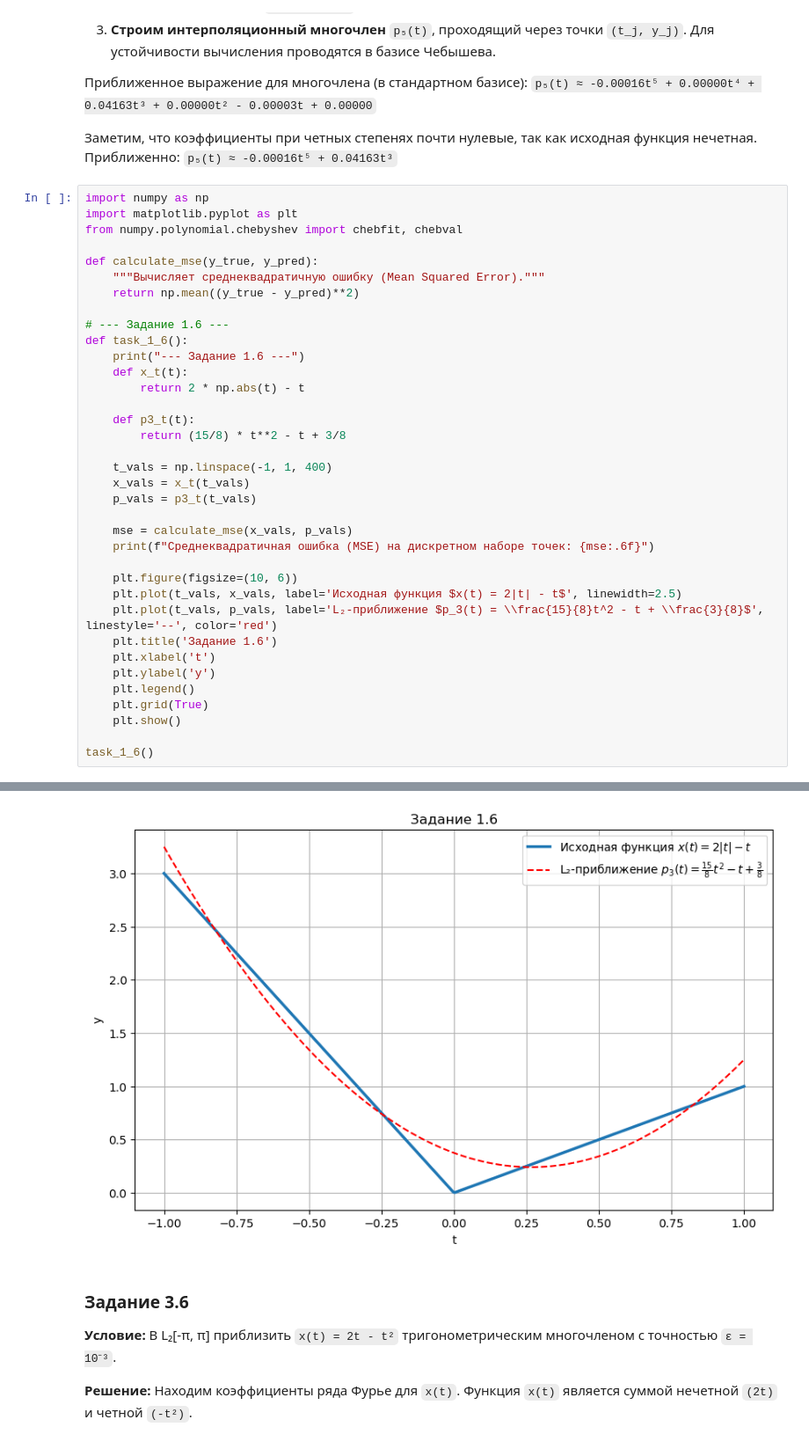
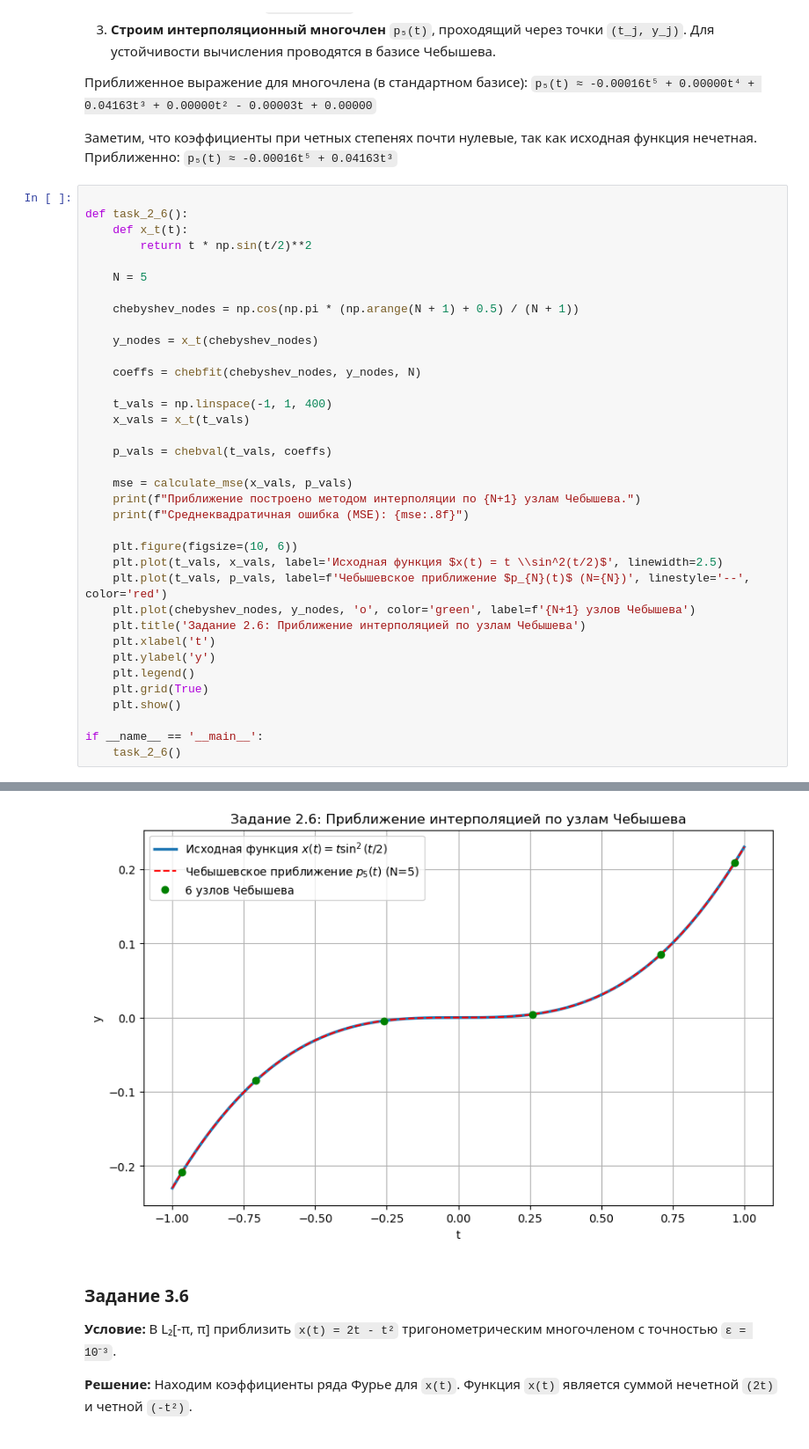
Before and after one commit to BorisKrutko/FAMS-BSU, a Jupyter notebook: functional analysis bsu/LW1.ipynb, the cells around one changed output, grey strips where cells are left out. Shown: that part at 88% size. Drawn from its saved outputs; the diff is of its cells as text.

```diff
--- a/functional analysis bsu/LW1.ipynb
+++ b/functional analysis bsu/LW1.ipynb
@@ -77,39 +74,39 @@ if __name__ == '__main__':
 Заметим, что коэффициенты при четных степенях почти нулевые, так как исходная функция нечетная. Приближенно:
 `p₅(t) ≈ -0.00016t⁵ + 0.04163t³`
 # %%
-import numpy as np
-import matplotlib.pyplot as plt
-from numpy.polynomial.chebyshev import chebfit, chebval
 
-def calculate_mse(y_true, y_pred):
-    """Вычисляет среднеквадратичную ошибку (Mean Squared Error)."""
-    return np.mean((y_true - y_pred)**2)
+def task_2_6():
+    def x_t(t):
+        return t * np.sin(t/2)**2
 
-# --- Задание 1.6 ---
-def task_1_6():
-    print("--- Задание 1.6 ---")
-    def x_t(t):
-        return 2 * np.abs(t) - t
+    N = 5
 
-    def p3_t(t):
-        return (15/8) * t**2 - t + 3/8
+    chebyshev_nodes = np.cos(np.pi * (np.arange(N + 1) + 0.5) / (N + 1))
+
+    y_nodes = x_t(chebyshev_nodes)
+
+    coeffs = chebfit(chebyshev_nodes, y_nodes, N)
 
     t_vals = np.linspace(-1, 1, 400)
     x_vals = x_t(t_vals)
-    p_vals = p3_t(t_vals)
+
+    p_vals = chebval(t_vals, coeffs)
 
     mse = calculate_mse(x_vals, p_vals)
-    print(f"Среднеквадратичная ошибка (MSE) на дискретном наборе точек: {mse:.6f}")
+    print(f"Приближение построено методом интерполяции по {N+1} узлам Чебышева.")
+    print(f"Среднеквадратичная ошибка (MSE): {mse:.8f}")
 
     plt.figure(figsize=(10, 6))
-    plt.plot(t_vals, x_vals, label='Исходная функция $x(t) = 2|t| - t$', linewidth=2.5)
-    plt.plot(t_vals, p_vals, label='L₂-приближение $p_3(t) = \\frac{15}{8}t^2 - t + \\frac{3}{8}$', linestyle='--', color='red')
-    plt.title('Задание 1.6')
+    plt.plot(t_vals, x_vals, label='Исходная функция $x(t) = t \\sin^2(t/2)$', linewidth=2.5)
+    plt.plot(t_vals, p_vals, label=f'Чебышевское приближение $p_{N}(t)$ (N={N})', linestyle='--', color='red')
+    plt.plot(chebyshev_nodes, y_nodes, 'o', color='green', label=f'{N+1} узлов Чебышева')
+    plt.title('Задание 2.6: Приближение интерполяцией по узлам Чебышева')
     plt.xlabel('t')
     plt.ylabel('y')
     plt.legend()
     plt.grid(True)
     plt.show()
 
-task_1_6()
+if __name__ == '__main__':
+    task_2_6()
 # %% [output]
@@ -118,4 +115,4 @@ task_1_6()
-[figure, old version]
+[figure, new version]
 # %% [markdown]
 ### Задание 3.6
 
```
Also changed, not shown: parts of 3 cells of this notebook.
